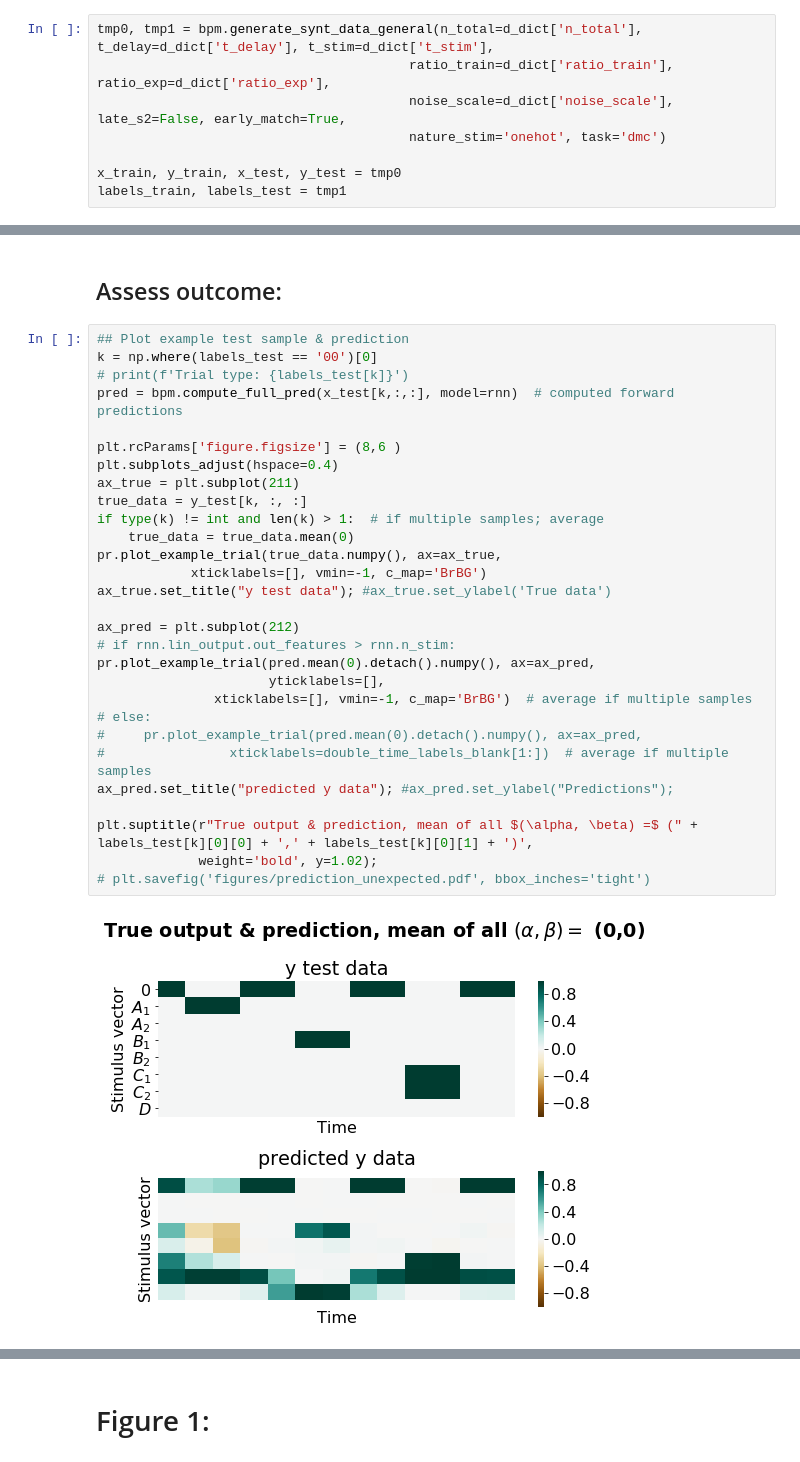
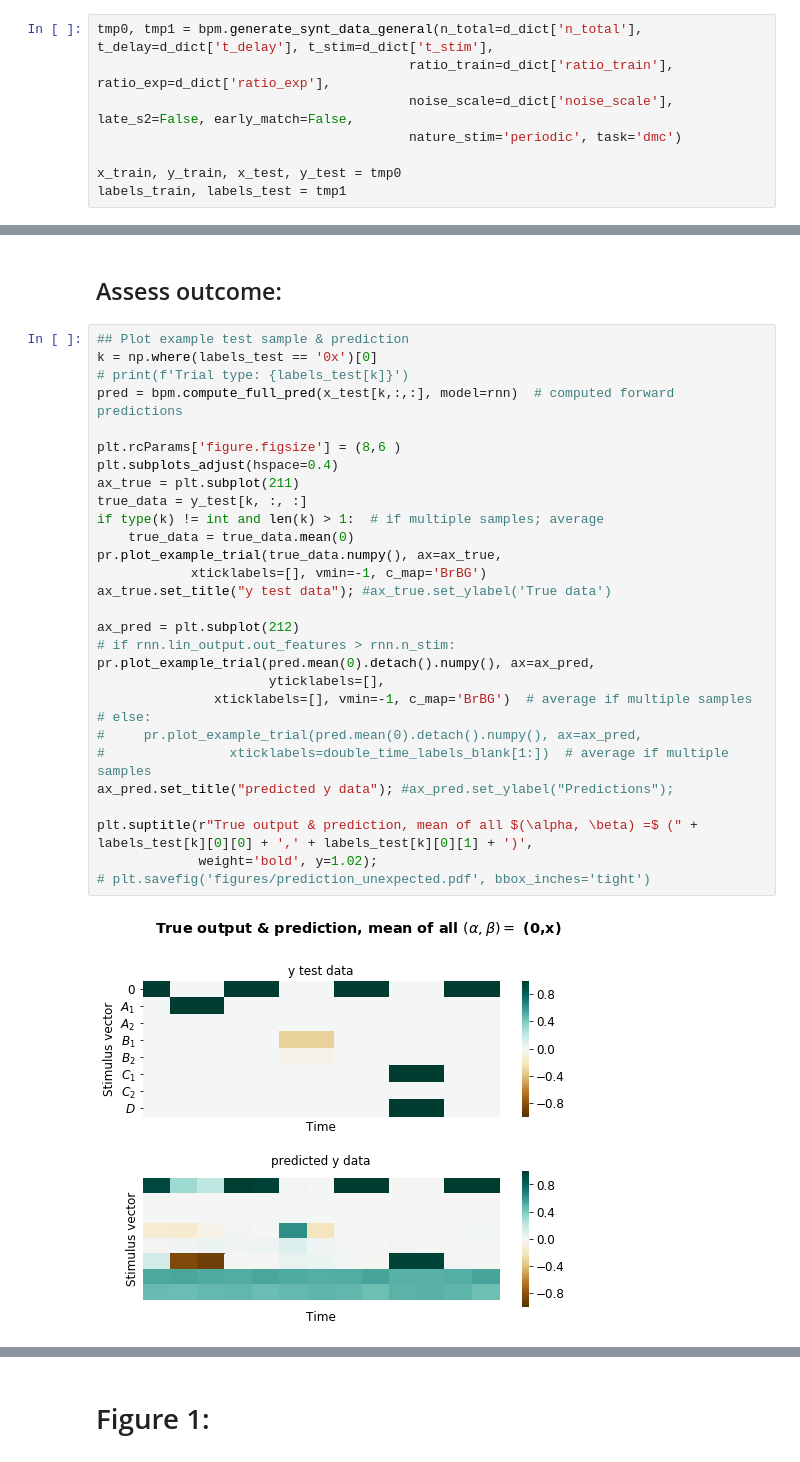
Before and after one commit to vdplasthijs/eavesdropping, a Jupyter notebook: multitasking learning for recurrent nets.ipynb, the cells around one changed output, grey strips where cells are left out. Cells and saved outputs as stored; diff of their text form.

```diff
--- a/multitasking learning for recurrent nets.ipynb
+++ b/multitasking learning for recurrent nets.ipynb
@@ -58,8 +58,8 @@ t_dict['conv_rel_tol'] = 5e-4  # assess convergence by relative difference betwe
 # %%
 tmp0, tmp1 = bpm.generate_synt_data_general(n_total=d_dict['n_total'], t_delay=d_dict['t_delay'], t_stim=d_dict['t_stim'],
                                         ratio_train=d_dict['ratio_train'], ratio_exp=d_dict['ratio_exp'],
-                                        noise_scale=d_dict['noise_scale'], late_s2=False, early_match=True,
-                                        nature_stim='onehot', task='dmc')
+                                        noise_scale=d_dict['noise_scale'], late_s2=False, early_match=False,
+                                        nature_stim='periodic', task='dmc')
 
 x_train, y_train, x_test, y_test = tmp0
 labels_train, labels_test = tmp1
@@ -91,32 +93,32 @@ rnn = bpm.bptt_training(rnn=rnn, optimiser=opt, dict_training_params=t_dict,
 ## Assess outcome:
 # %%
 ## Plot example test sample & prediction
-k = np.where(labels_test == '00')[0]
+k = np.where(labels_test == '0x')[0]
 # print(f'Trial type: {labels_test[k]}')
 pred = bpm.compute_full_pred(x_test[k,:,:], model=rnn)  # computed forward predictions
 
 plt.rcParams['figure.figsize'] = (8,6 )
 plt.subplots_adjust(hspace=0.4)
 ax_true = plt.subplot(211)
 true_data = y_test[k, :, :]
 if type(k) != int and len(k) > 1:  # if multiple samples; average
     true_data = true_data.mean(0)
 pr.plot_example_trial(true_data.numpy(), ax=ax_true,
             xticklabels=[], vmin=-1, c_map='BrBG')
 ax_true.set_title("y test data"); #ax_true.set_ylabel('True data')
 
 ax_pred = plt.subplot(212)
 # if rnn.lin_output.out_features > rnn.n_stim:
 pr.plot_example_trial(pred.mean(0).detach().numpy(), ax=ax_pred,
                       yticklabels=[],
                xticklabels=[], vmin=-1, c_map='BrBG')  # average if multiple samples
 # else:
 #     pr.plot_example_trial(pred.mean(0).detach().numpy(), ax=ax_pred,
 #                xticklabels=double_time_labels_blank[1:])  # average if multiple samples
 ax_pred.set_title("predicted y data"); #ax_pred.set_ylabel("Predictions");
 
 plt.suptitle(r"True output & prediction, mean of all $(\alpha, \beta) =$ (" + labels_test[k][0][0] + ',' + labels_test[k][0][1] + ')',
              weight='bold', y=1.02);
 # plt.savefig('figures/prediction_unexpected.pdf', bbox_inches='tight')
 # %% [output]
-[figure, old version]
+[figure, new version]
```
Also changed, not shown: parts of 11 cells of this notebook, 2 other files.
